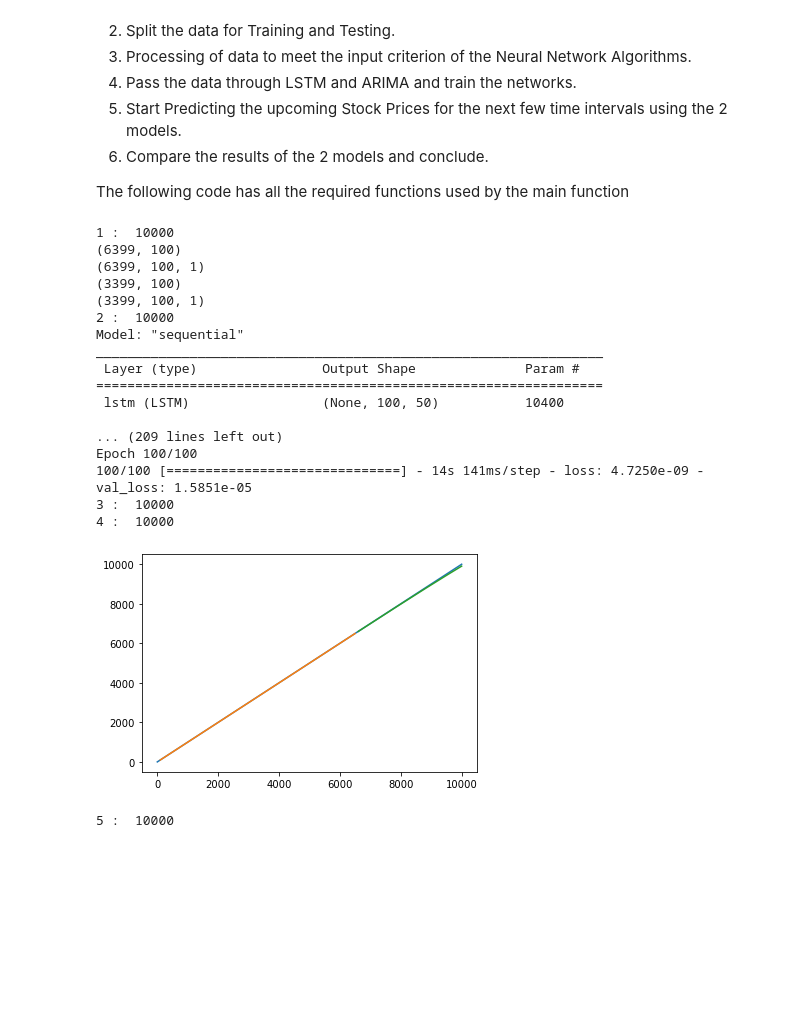
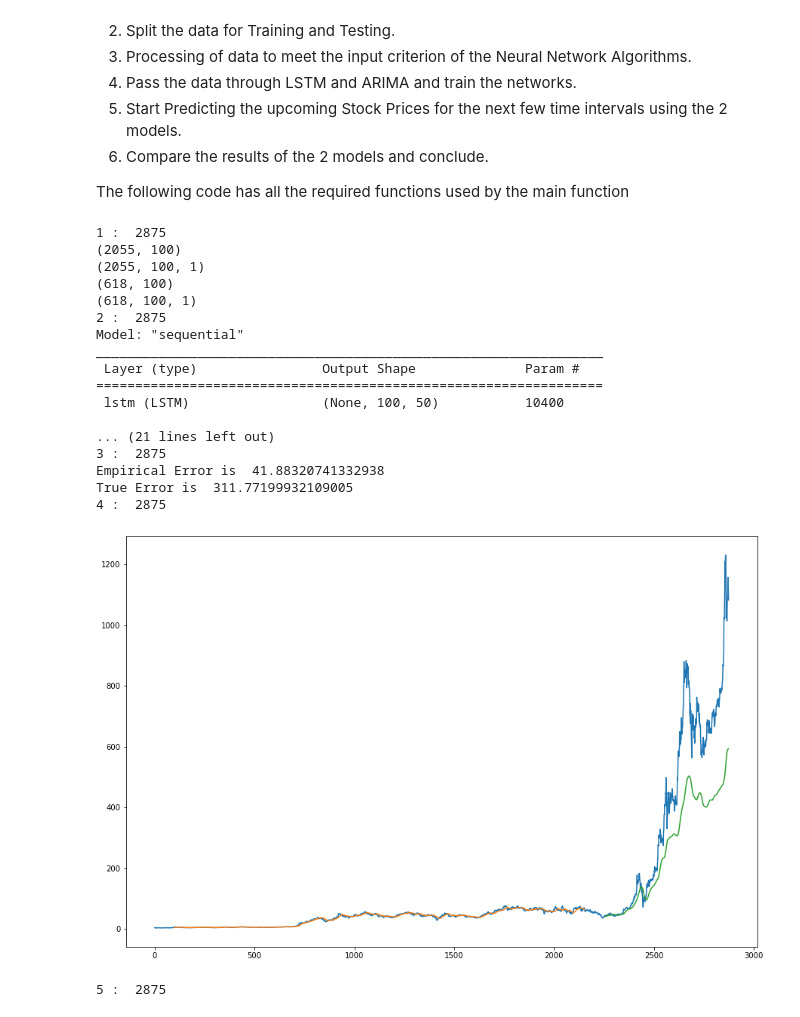
Before and after one commit to ChandraSekharTedla/TermProjectPaterrnRecognition, a Jupyter notebook: src/main.ipynb, the cells around one changed output. Cells and saved outputs as stored; diff of their text form; code cells hidden in the pictures; blank space fills up the shorter version.

```diff
--- a/src/main.ipynb
+++ b/src/main.ipynb
@@ -26,29 +26,32 @@ The following code has all the required functions used by the main function
 
 # Used to divide the data into training set and test set i.e.,
 # Percentage of Training data in the whole set of data
-percentage_train_data = 0.65
+percentage_train_data = 0.75
 
 # Dependence Interval specifies the number of previous intervals used
 # to predict the next interval's output
 dependence_interval = 100
 
+# Name of the file used to extract data
+file_name = "TSLA.csv"
+
 
 ## Step - 1
 # Fetches and Stores data
-%run -i additional_functions.py
+%run -i example_functions.py
 data = fetch_store ()
 
 print("1 : ", len(data))
 
 ## Step - 2
 # Preprocesses the data for LSTM and Splits the data among training and testing
-%run -i additional_functions.py
+%run -i example_functions.py
 scaler, processed_data, processed_train_data, processed_test_data = preprocessing_data (data, percentage_train_data)
 
 
 ## Step - 3
 # Creating Training and Test Sequence and the corresponding otput sequence from the data
-%run -i additional_functions.py
+%run -i example_functions.py
 train_sequence, expected_train_output_seq = generate_sequence(processed_train_data, dependence_interval)
 test_sequence, expected_test_output_seq = generate_sequence(processed_test_data, dependence_interval)
 
@@ -66,7 +69,7 @@ model.compile(loss='mean_squared_error',optimizer='adam')
 
 model.summary()
 
-model.fit(train_sequence,expected_train_output_seq,validation_data=(test_sequence,expected_test_output_seq),epochs=100,batch_size=64,verbose=1)
+model.fit(train_sequence,expected_train_output_seq,validation_data=(test_sequence,expected_test_output_seq),epochs=5,batch_size=64,verbose=1)
 
 print("3 : ", len(data))
 
@@ -78,49 +81,54 @@ test_predict = model.predict(test_sequence)
 train_predict=scaler.inverse_transform(train_predict)
 test_predict=scaler.inverse_transform(test_predict)
 
+##Removing log transform
+train_predict = np.exp(train_predict)
+test_predict = np.exp(test_predict)
+
 ### Calculate RMSE performance metrics
 import math
 from sklearn.metrics import mean_squared_error
-math.sqrt(mean_squared_error(expected_train_output_seq, train_predict))
+print("Empirical Error is ", math.sqrt(mean_squared_error(expected_train_output_seq, train_predict)))
 
 ### Test Data RMSE
-math.sqrt(mean_squared_error(expected_test_output_seq,test_predict))
+print("True Error is ", math.sqrt(mean_squared_error(expected_test_output_seq,test_predict)))
 print("4 : ", len(data))
 # %% [output]
-1 :  10000
-(6399, 100)
-(6399, 100, 1)
-(3399, 100)
-(3399, 100, 1)
-2 :  10000
+1 :  2875
+(2055, 100)
+(2055, 100, 1)
+(618, 100)
+(618, 100, 1)
+2 :  2875
 Model: "sequential"
 _________________________________________________________________
  Layer (type)                Output Shape              Param #
 =================================================================
  lstm (LSTM)                 (None, 100, 50)           10400
 
-... (209 lines left out)
-Epoch 100/100
-100/100 [==============================] - 14s 141ms/step - loss: 4.7250e-09 - val_loss: 1.5851e-05
-3 :  10000
-4 :  10000
+... (21 lines left out)
+3 :  2875
+Empirical Error is  41.88320741332938
+True Error is  311.77199932109005
+4 :  2875
 # %%
 ### Plotting
 # shift train predictions for plotting
 trainPredictPlot = np.empty_like(processed_data)
 trainPredictPlot[:, :] = np.nan
 trainPredictPlot[dependence_interval:len(train_predict)+dependence_interval, :] = train_predict
 # shift test predictions for plotting
 testPredictPlot = np.empty_like(processed_data)
 testPredictPlot[:, :] = np.nan
 testPredictPlot[len(train_predict)+(dependence_interval*2)+1:len(processed_data)-1, :] = test_predict
 # plot baseline and predictions
+plt.figure(figsize=[15,10])
 plt.plot(data)
 plt.plot(trainPredictPlot)
 plt.plot(testPredictPlot)
 plt.show()
 print("5 : ", len(data))
 # %% [output]
-[figure, old version]
+[figure, new version]
-5 :  10000
+5 :  2875
 # %%
```
Also changed, not shown: parts of 2 cells of this notebook, 4 other files.
